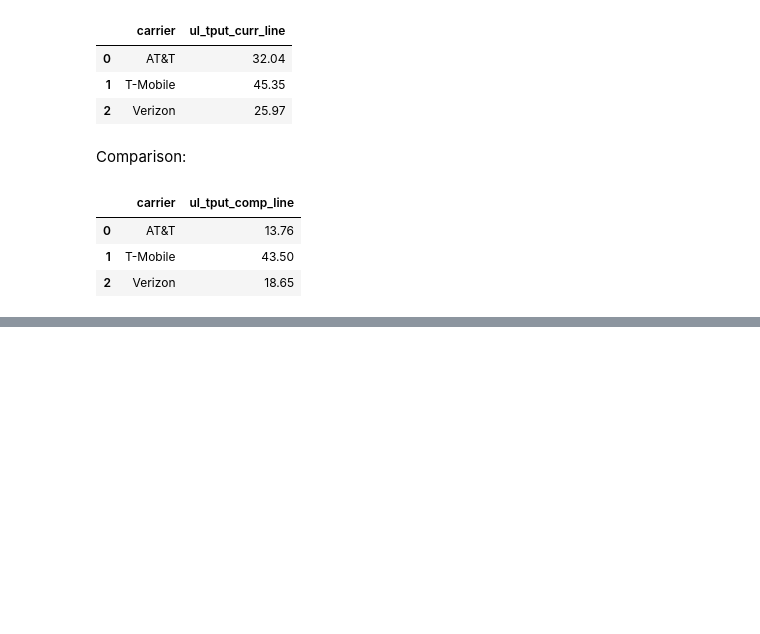
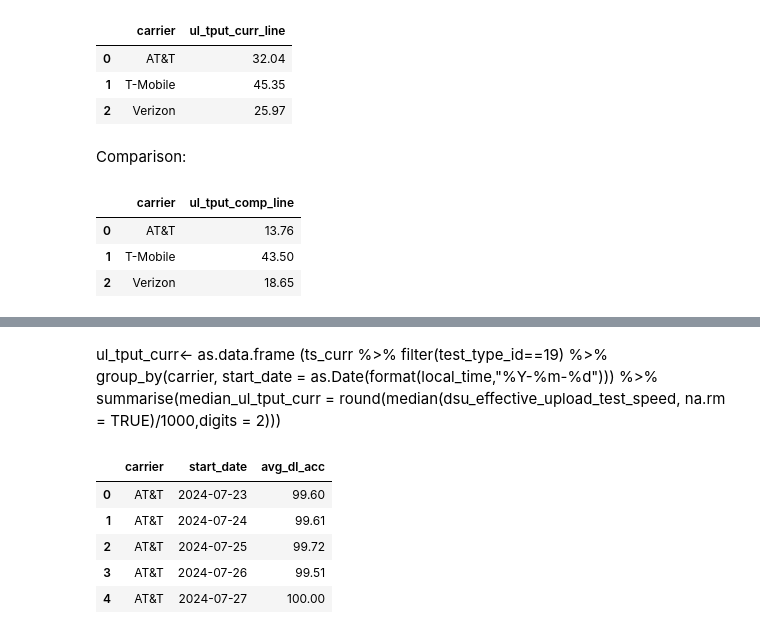
Before and after one commit to ookla-jennymassari/dq_reporting_test.py, a Jupyter notebook: dq_reporting_notebook.ipynb, the cells around one changed output, grey strips where cells are left out. Saved outputs shown, nothing was run; the diff lists cells and outputs as text; code cells hidden in the pictures; blank space fills up the shorter version.

```diff
--- a/dq_reporting_notebook.ipynb
+++ b/dq_reporting_notebook.ipynb
@@ -1390,0 +1441,23 @@ ul_tput_all_comp.head()
+# %% [markdown]
+ul_tput_curr<- as.data.frame (ts_curr %>%
+                                filter(test_type_id==19) %>%
+                                group_by(carrier, start_date = as.Date(format(local_time,"%Y-%m-%d"))) %>%
+                                summarise(median_ul_tput_curr = round(median(dsu_effective_upload_test_speed, na.rm = TRUE)/1000,digits = 2)))
+# %%
+dl_acc_comp = (
+    filtered_dl_acc_succ_comp
+    .groupby(['carrier', 'start_date'], as_index=False)['percentage_access_success']
+    .mean()
+    .rename(columns={'percentage_access_success': 'avg_dl_acc'})
+)
+
+dl_acc_comp['avg_dl_acc'] = dl_acc_comp['avg_dl_acc'].round(2)
+
+dl_acc_comp.head()
+# %% [output]
+|  | carrier | start_date | avg_dl_acc |
+| 0 | AT&T | 2024-07-23 | 99.60 |
+| 1 | AT&T | 2024-07-24 | 99.61 |
+| 2 | AT&T | 2024-07-25 | 99.72 |
+| 3 | AT&T | 2024-07-26 | 99.51 |
+| 4 | AT&T | 2024-07-27 | 100.00 |
```
Also changed, not shown: parts of 8 cells of this notebook.
